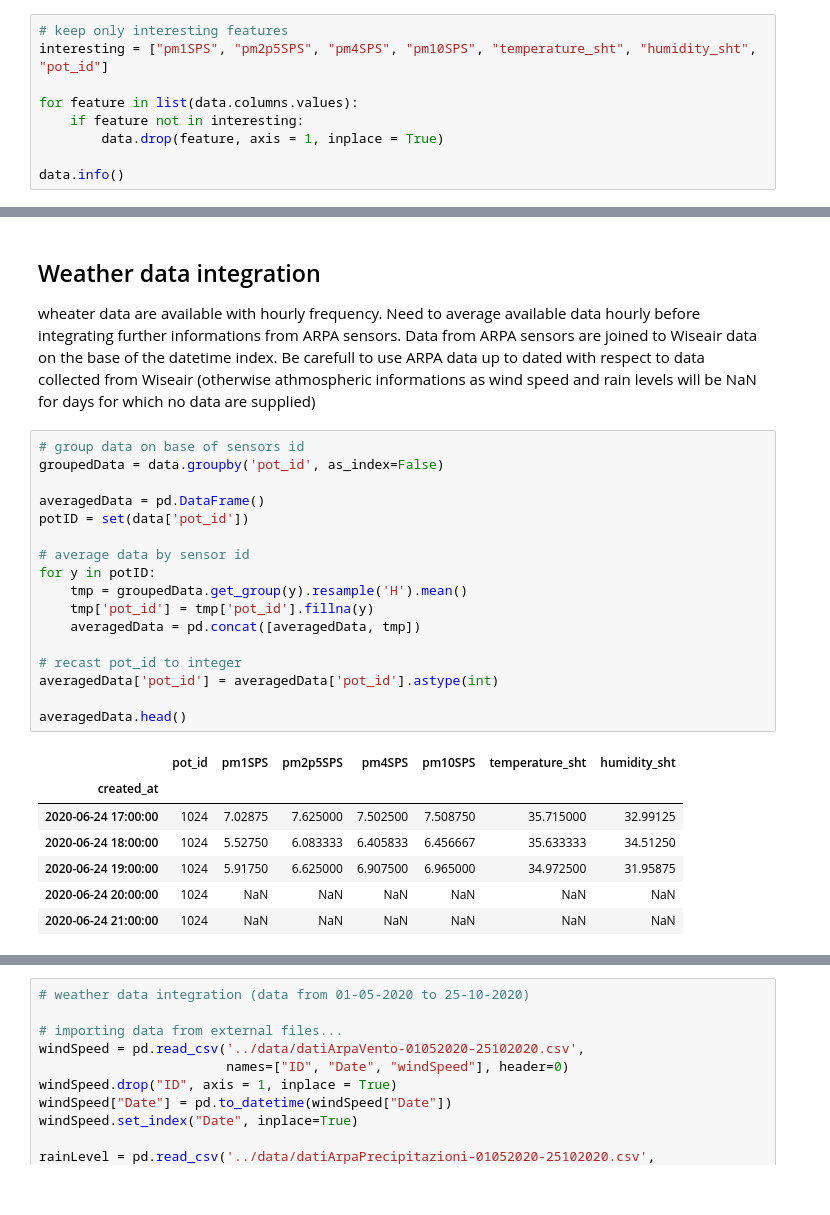
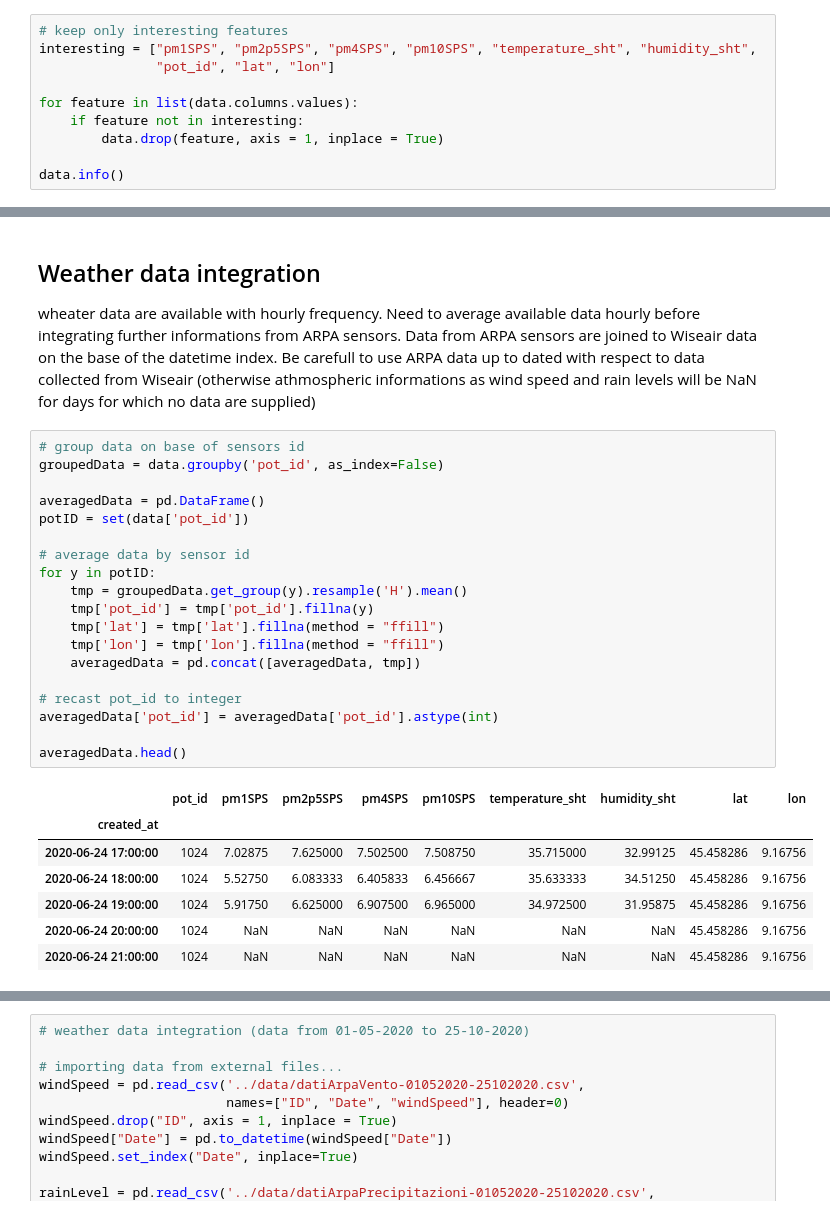
Before and after one commit to AlePalu/AirQualityForecasting, a Jupyter notebook: notebooks/DataCollection.ipynb, the cells around one changed output, grey strips where cells are left out. Drawn from its saved outputs; the diff is of its cells as text.

```diff
--- a/notebooks/DataCollection.ipynb
+++ b/notebooks/DataCollection.ipynb
@@ -82,6 +82,7 @@ memory usage: 148.7+ MB
 # %%
 # keep only interesting features
-interesting = ["pm1SPS", "pm2p5SPS", "pm4SPS", "pm10SPS", "temperature_sht", "humidity_sht", "pot_id"]
+interesting = ["pm1SPS", "pm2p5SPS", "pm4SPS", "pm10SPS", "temperature_sht", "humidity_sht",
+               "pot_id", "lat", "lon"]
 
 for feature in list(data.columns.values):
     if feature not in interesting:
@@ -120,28 +123,30 @@ wheater data are available with hourly frequency. Need to average available data
 # %%
 # group data on base of sensors id
 groupedData = data.groupby('pot_id', as_index=False)
 
 averagedData = pd.DataFrame()
 potID = set(data['pot_id'])
 
 # average data by sensor id
 for y in potID:
     tmp = groupedData.get_group(y).resample('H').mean()
     tmp['pot_id'] = tmp['pot_id'].fillna(y)
+    tmp['lat'] = tmp['lat'].fillna(method = "ffill")
+    tmp['lon'] = tmp['lon'].fillna(method = "ffill")
     averagedData = pd.concat([averagedData, tmp])
 
 # recast pot_id to integer
 averagedData['pot_id'] = averagedData['pot_id'].astype(int)
 
 averagedData.head()
 # %% [output]
-|  | pot_id | pm1SPS | pm2p5SPS | pm4SPS | pm10SPS | temperature_sht | humidity_sht |
-| created_at |  |  |  |  |  |  |  |
-| 2020-06-24 17:00:00 | 1024 | 7.02875 | 7.625000 | 7.502500 | 7.508750 | 35.715000 | 32.99125 |
-| 2020-06-24 18:00:00 | 1024 | 5.52750 | 6.083333 | 6.405833 | 6.456667 | 35.633333 | 34.51250 |
-| 2020-06-24 19:00:00 | 1024 | 5.91750 | 6.625000 | 6.907500 | 6.965000 | 34.972500 | 31.95875 |
-| 2020-06-24 20:00:00 | 1024 | NaN | NaN | NaN | NaN | NaN | NaN |
-| 2020-06-24 21:00:00 | 1024 | NaN | NaN | NaN | NaN | NaN | NaN |
+|  | pot_id | pm1SPS | pm2p5SPS | pm4SPS | pm10SPS | temperature_sht | humidity_sht | lat | lon |
+| created_at |  |  |  |  |  |  |  |  |  |
+| 2020-06-24 17:00:00 | 1024 | 7.02875 | 7.625000 | 7.502500 | 7.508750 | 35.715000 | 32.99125 | 45.458286 | 9.16756 |
+| 2020-06-24 18:00:00 | 1024 | 5.52750 | 6.083333 | 6.405833 | 6.456667 | 35.633333 | 34.51250 | 45.458286 | 9.16756 |
+| 2020-06-24 19:00:00 | 1024 | 5.91750 | 6.625000 | 6.907500 | 6.965000 | 34.972500 | 31.95875 | 45.458286 | 9.16756 |
+| 2020-06-24 20:00:00 | 1024 | NaN | NaN | NaN | NaN | NaN | NaN | 45.458286 | 9.16756 |
+| 2020-06-24 21:00:00 | 1024 | NaN | NaN | NaN | NaN | NaN | NaN | 45.458286 | 9.16756 |
 # %%
 # just a plot to show some data... only the last 4 days are showed
 
```
Also changed, not shown: parts of 7 cells of this notebook, 2 other files.
